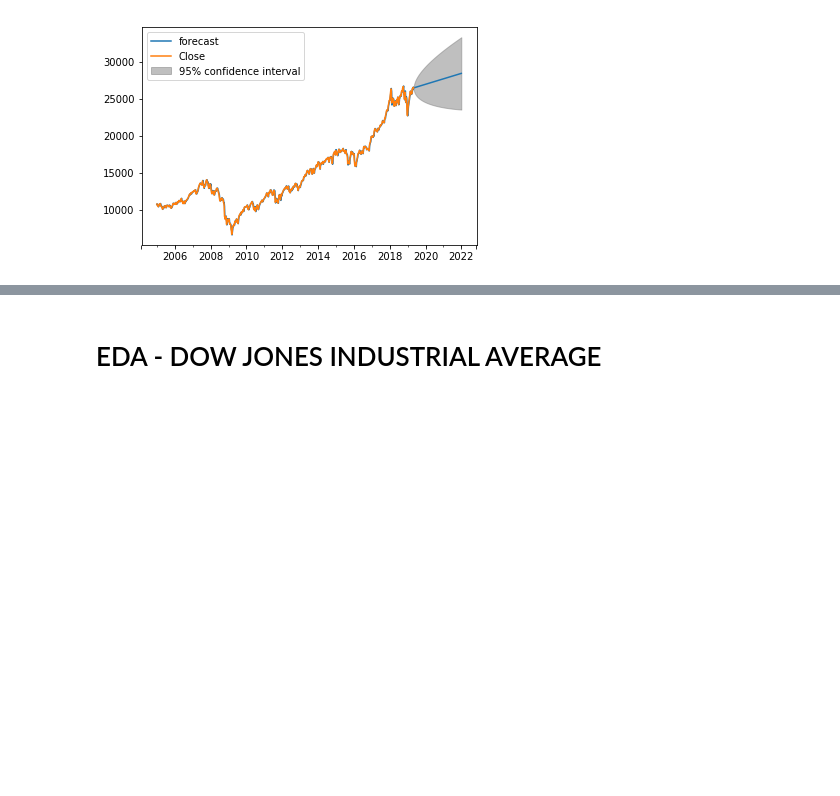
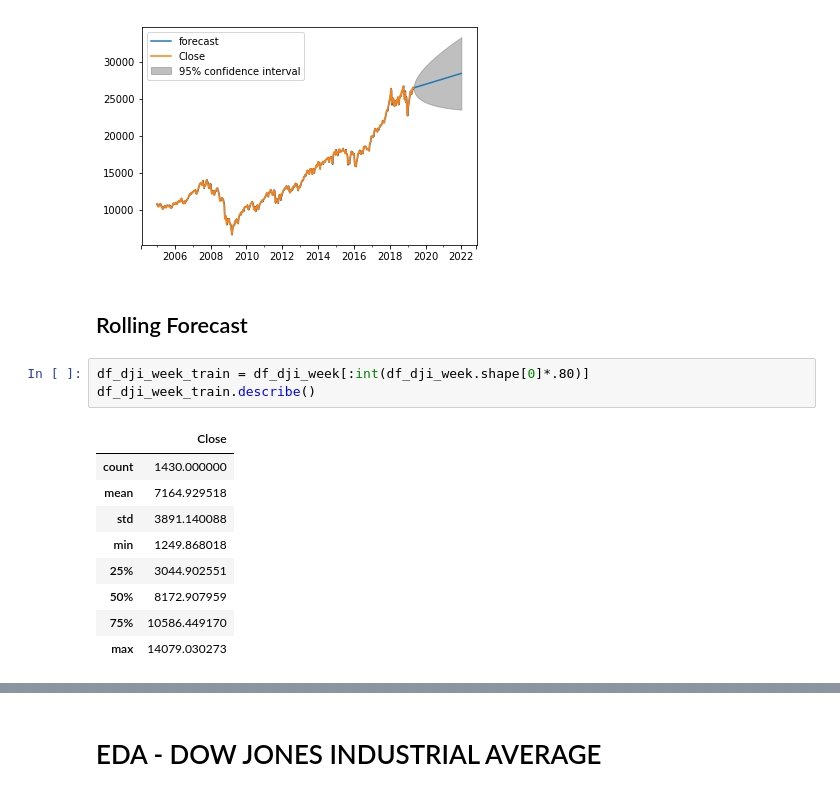
Before and after one commit to Allen-Z-4230/FutureGas, a Jupyter notebook: future_gas_folder/data_import.ipynb, the cells around one changed output, grey strips where cells are left out. Drawn from its saved outputs; the diff is of its cells as text; blank space fills up the shorter version.

```diff
--- a/future_gas_folder/data_import.ipynb
+++ b/future_gas_folder/data_import.ipynb
@@ -224,3 +225,18 @@ model_dji_fit.plot_predict(start = '2005', end = '2022',dynamic = False)
 plt.show()
 # %% [output]
 [figure]
+# %% [markdown]
+## Rolling Forecast
+# %%
+df_dji_week_train = df_dji_week[:int(df_dji_week.shape[0]*.80)]
+df_dji_week_train.describe()
+# %% [output]
+|  | Close |
+| count | 1430.000000 |
+| mean | 7164.929518 |
+| std | 3891.140088 |
+| min | 1249.868018 |
+| 25% | 3044.902551 |
+| 50% | 8172.907959 |
+| 75% | 10586.449170 |
+| max | 14079.030273 |
```
Also changed, not shown: parts of 7 cells of this notebook.
